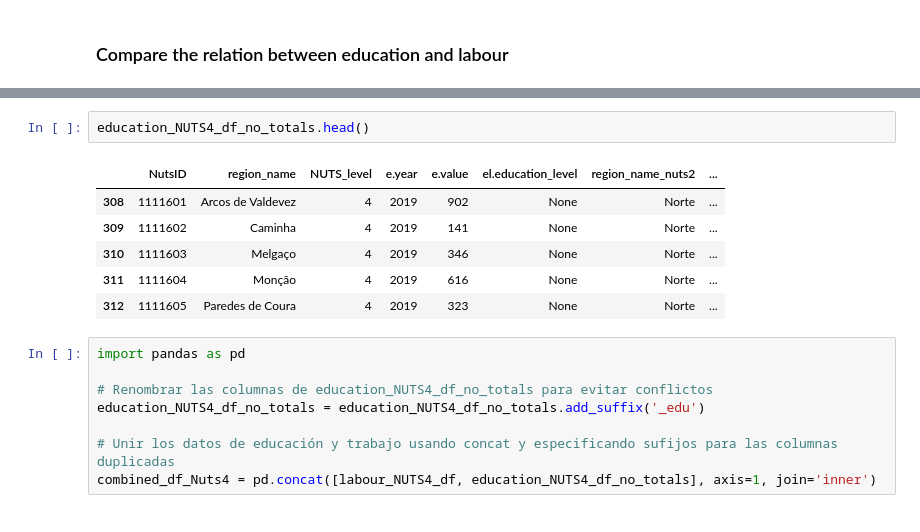
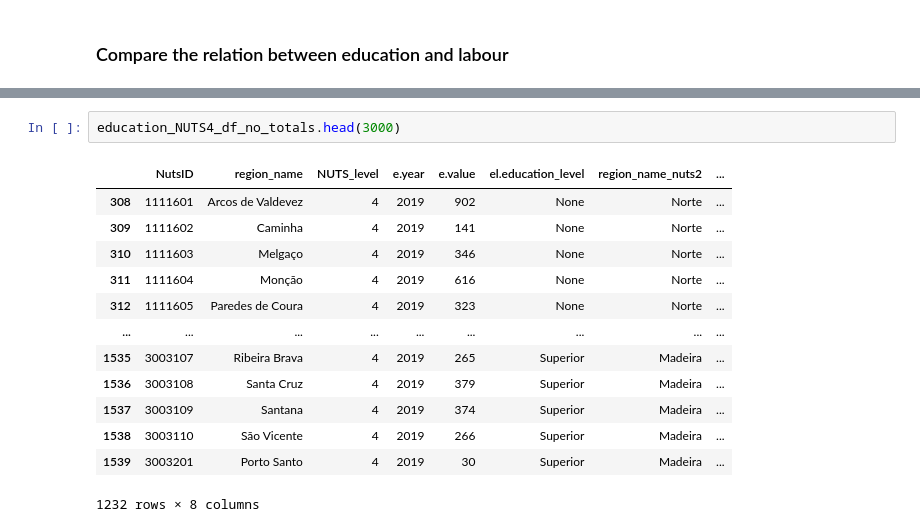
Before and after one commit to domwelsh/avcad_final, a Jupyter notebook: Codes/Labour_education.ipynb, the cells around one changed output, grey strips where cells are left out. Cells and saved outputs as stored; diff of their text form.

```diff
--- a/Codes/Labour_education.ipynb
+++ b/Codes/Labour_education.ipynb
@@ -595,17 +614,16 @@ labour_NUTS4_df.head()
 # %%
-education_NUTS4_df_no_totals.head()
+education_NUTS4_df_no_totals.head(3000)
 # %% [output]
 |  | NutsID | region_name | NUTS_level | e.year | e.value | el.education_level | region_name_nuts2 | ... |
 | 308 | 1111601 | Arcos de Valdevez | 4 | 2019 | 902 | None | Norte | ... |
 | 309 | 1111602 | Caminha | 4 | 2019 | 141 | None | Norte | ... |
 | 310 | 1111603 | Melgaço | 4 | 2019 | 346 | None | Norte | ... |
 | 311 | 1111604 | Monção | 4 | 2019 | 616 | None | Norte | ... |
 | 312 | 1111605 | Paredes de Coura | 4 | 2019 | 323 | None | Norte | ... |
+| ... | ... | ... | ... | ... | ... | ... | ... | ... |
+| 1535 | 3003107 | Ribeira Brava | 4 | 2019 | 265 | Superior | Madeira | ... |
+| 1536 | 3003108 | Santa Cruz | 4 | 2019 | 379 | Superior | Madeira | ... |
+| 1537 | 3003109 | Santana | 4 | 2019 | 374 | Superior | Madeira | ... |
+| 1538 | 3003110 | São Vicente | 4 | 2019 | 266 | Superior | Madeira | ... |
+| 1539 | 3003201 | Porto Santo | 4 | 2019 | 30 | Superior | Madeira | ... |
+1232 rows × 8 columns
-# %%
-import pandas as pd
-
-# Renombrar las columnas de education_NUTS4_df_no_totals para evitar conflictos
-education_NUTS4_df_no_totals = education_NUTS4_df_no_totals.add_suffix('_edu')
-
-# Unir los datos de educación y trabajo usando concat y especificando sufijos para las columnas duplicadas
-combined_df_Nuts4 = pd.concat([labour_NUTS4_df, education_NUTS4_df_no_totals], axis=1, join='inner')
```
Also changed, not shown: parts of 14 cells of this notebook.
